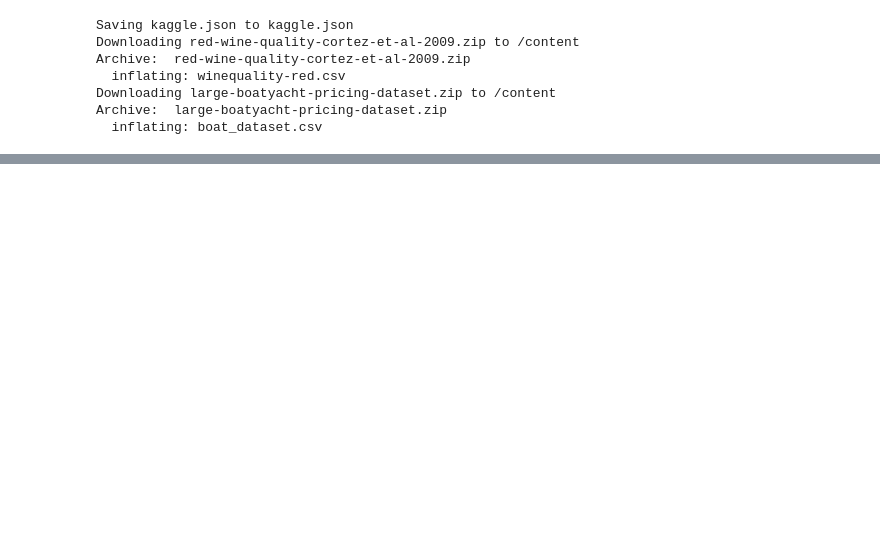
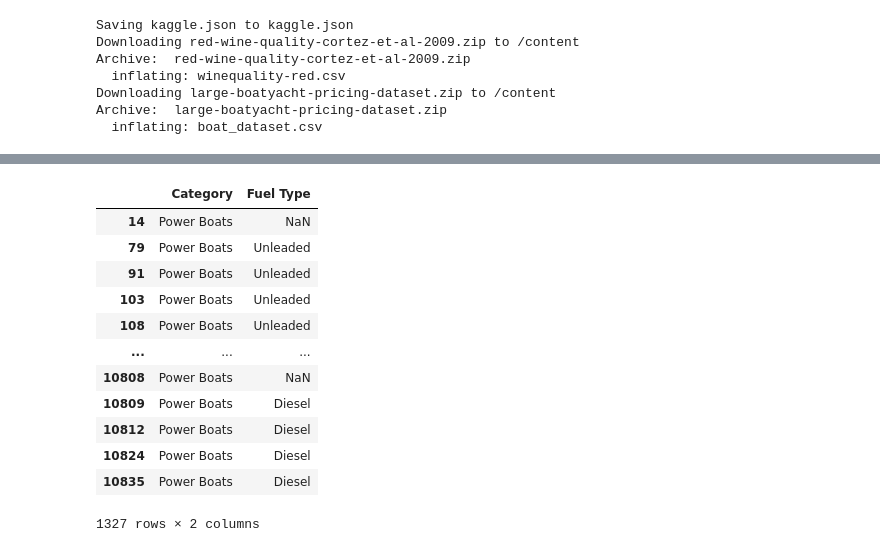
Before and after one commit to MattPfeiffer85/OVFAcadamy, a Jupyter notebook: NewCode.ipynb, the cells around one changed output, grey strips where cells are left out. Saved outputs shown, nothing was run; the diff lists cells and outputs as text; code cells hidden in the pictures; blank space fills up the shorter version.

```diff
--- a/NewCode.ipynb
+++ b/NewCode.ipynb
@@ -168,0 +197,16 @@ last_list
+# %%
+df[mask2][['Category','Fuel Type']]
+# %% [output]
+|  | Category | Fuel Type |
+| 14 | Power Boats | NaN |
+| 79 | Power Boats | Unleaded |
+| 91 | Power Boats | Unleaded |
+| 103 | Power Boats | Unleaded |
+| 108 | Power Boats | Unleaded |
+| ... | ... | ... |
+| 10808 | Power Boats | NaN |
+| 10809 | Power Boats | Diesel |
+| 10812 | Power Boats | Diesel |
+| 10824 | Power Boats | Diesel |
+| 10835 | Power Boats | Diesel |
+1327 rows × 2 columns
```
Also changed, not shown: parts of 29 cells of this notebook.
